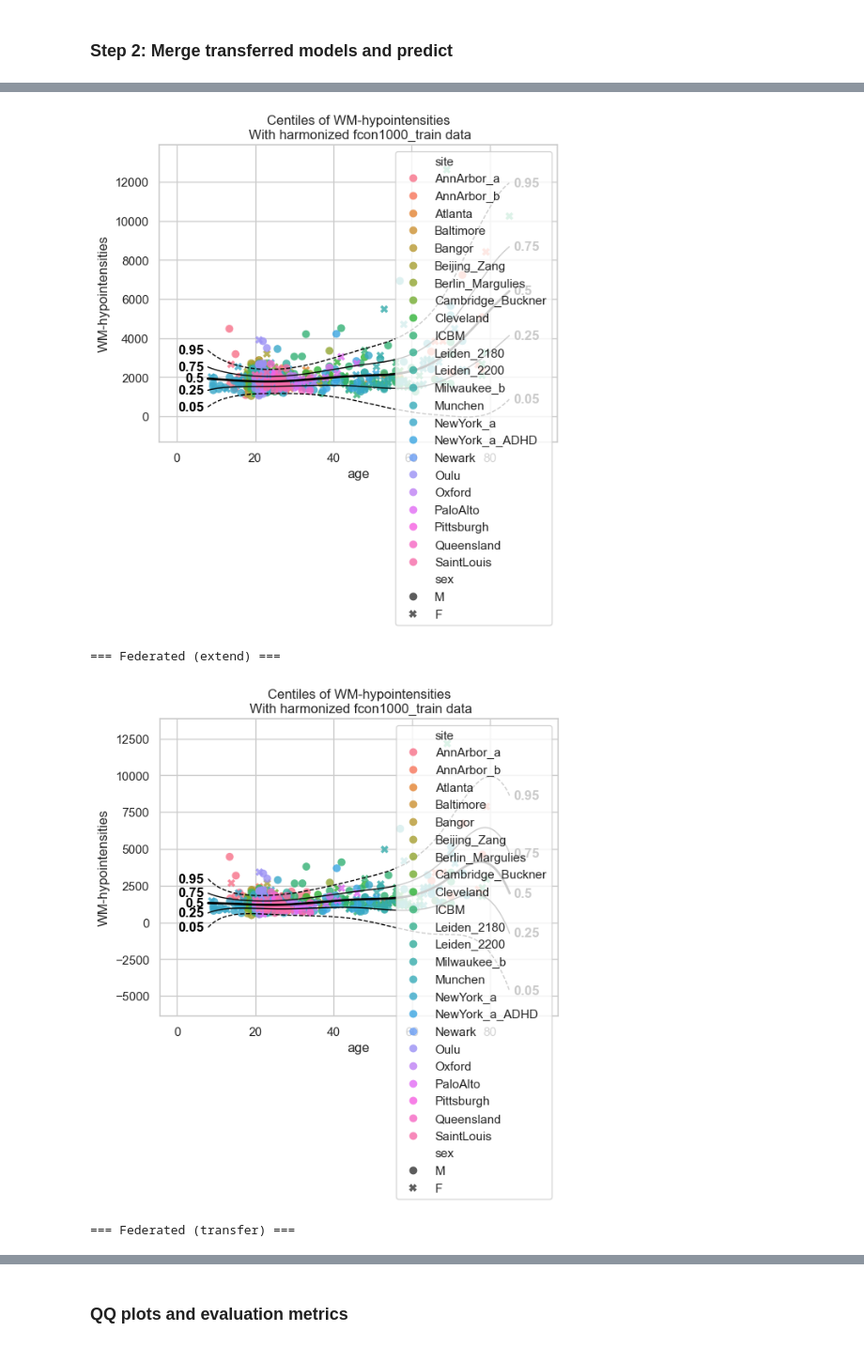
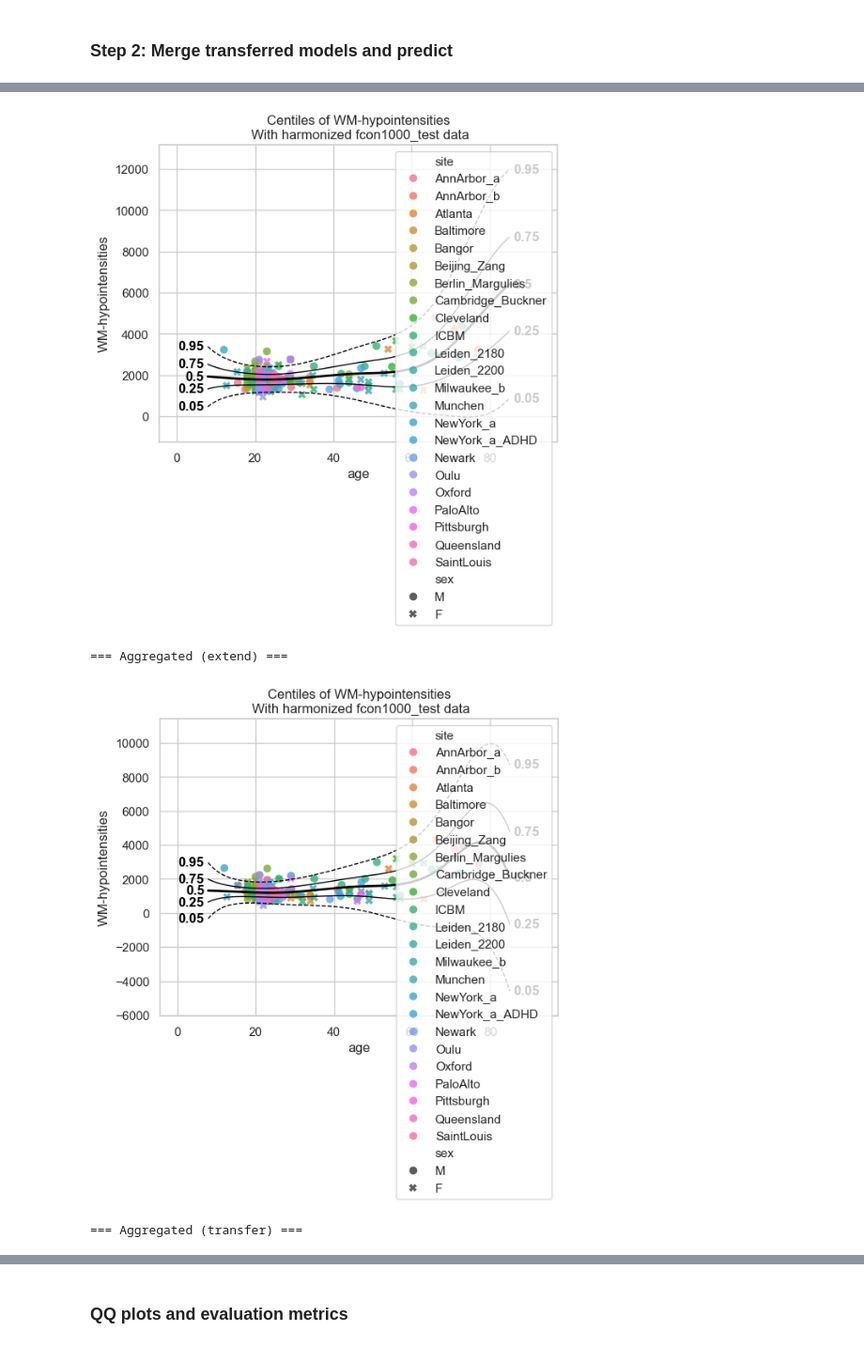
Before and after one commit to predictive-clinical-neuroscience/PCNtoolkit, a Jupyter notebook: examples/12_federated_learning.ipynb, the cells around one changed output, grey strips where cells are left out. Shown at 94% size. Saved outputs shown, nothing was run; the diff lists cells and outputs as text; code cells hidden in the pictures.

```diff
--- a/examples/12_federated_learning.ipynb
+++ b/examples/12_federated_learning.ipynb
@@ -383,7 +368,7 @@ central_model = NormativeModel(
     outscaler="standardize",
 )
 
-central_model.fit(central_train)
+central_model.fit(train_central)
 # %% [output]
 Sampler Progress
 Total Chains: 4
@@ -417,7 +402,7 @@ Each remote location receives the central model file and calls `extend()` locall
 # Location 1 extends the central model
 # with their private data.
 extended_1 = central_model.extend(
-    location1_train,
+    train_location1,
     save_dir=(
         "resources/federated/extended_1"
     ),
@@ -437,8 +422,8 @@ Estimated Time to Completion: now
 # %%
 # Location 2 extends the central model
-# independently.
+# with their private data.
 extended_2 = central_model.extend(
-    location2_train,
+    train_location2,
     save_dir=(
         "resources/federated/extended_2"
     ),
@@ -630,17 +514,16 @@ We now repeat the federated workflow, but using `transfer()` instead of `extend(
 ### Step 1: Transfer to both locations
 # %%
-# Location 1 adapts the central model
-# via transfer (intercept-only adaptation)
+# Location 1 transfers the central model
 transferred_1 = central_model.transfer(
-    location1_train,
+    train_location1,
     save_dir=(
         "resources/federated/transferred_1"
     ),
 )
 
-# Location 2 adapts independently
+# Location 2 transfers the central model
 transferred_2 = central_model.transfer(
-    location2_train,
+    train_location2,
     save_dir=(
         "resources/federated/transferred_2"
     ),
@@ -729,30 +609,30 @@ We now compare all three models:
 # %%
 # baseline model centiles
 print("=== baseline model ===")
 plot_centiles_advanced(
     baseline_model,
-    scatter_data=train_all,
+    scatter_data=test_all,
     batch_effects="all",
 )
 
-# Federated model centiles (extend)
-print("\n=== Federated (extend) ===")
+# Aggregated model centiles (extend)
+print("\n=== Aggregated (extend) ===")
 plot_centiles_advanced(
     aggregated_model_with_extend,
-    scatter_data=train_all,
+    scatter_data=test_all,
     batch_effects="all",
 )
 
-# Federated model centiles (transfer)
-print("\n=== Federated (transfer) ===")
+# Aggregated model centiles (transfer)
+print("\n=== Aggregated (transfer) ===")
 plot_centiles_advanced(
     aggregated_model_with_transfer,
-    scatter_data=train_all,
+    scatter_data=test_all,
     batch_effects="all",
 )
 # %% [output]
 === baseline model ===
-[figure, old version]
+[figure, new version]
-=== Federated (extend) ===
+=== Aggregated (extend) ===
-[figure, old version]
+[figure, new version]
-=== Federated (transfer) ===
+=== Aggregated (transfer) ===
```
Also changed, not shown: parts of 39 cells of this notebook.
